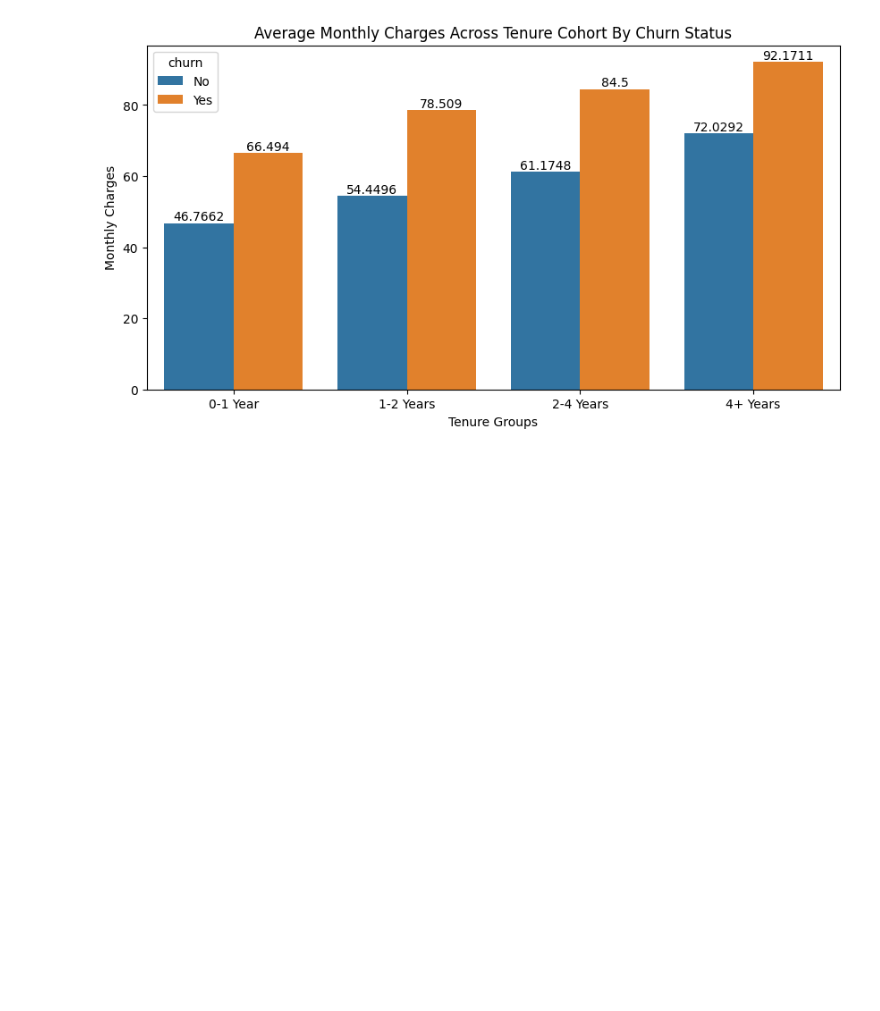
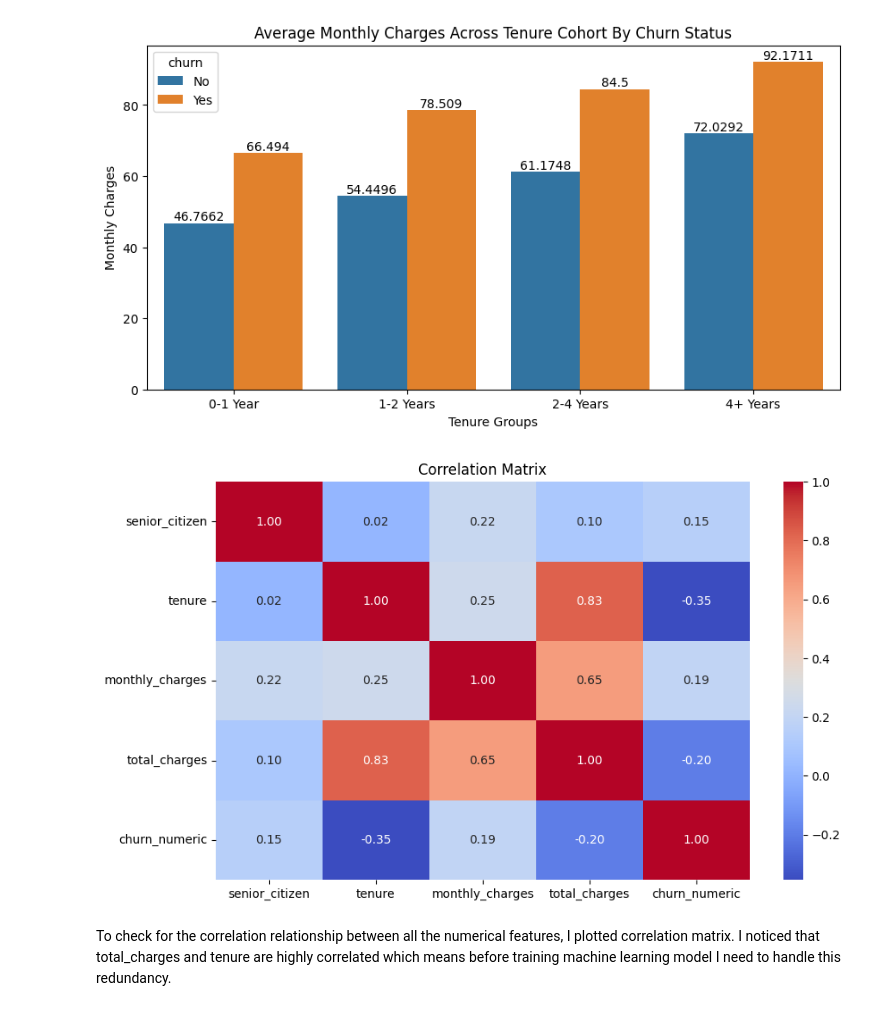
Before and after one commit to shlokzz/Customer-Churn-Prediction-Project, a Jupyter notebook: notebook/04_visual_eda.ipynb, the cells around one changed output. Saved outputs shown, nothing was run; the diff lists cells and outputs as text; code cells hidden in the pictures; blank space fills up the shorter version.

Commit message:
Add correlation matrix to identify numerical features

```diff
--- a/notebook/01_visual_eda.ipynb
+++ b/notebook/04_visual_eda.ipynb
@@ -207,3 +207,16 @@ plt.ylabel("Monthly Charges")
 plt.show()
 # %% [output]
 [figure]
+# %%
+# Convert 'churn' into a numerical value (0 and 1) so the correlation matrix can read it
+df['churn_numeric'] = df['churn'].map({'Yes': 1, 'No':0})
+
+plt.figure(figsize=(10,6))
+
+sns.heatmap(df.select_dtypes(include=['number']).corr(), annot = True, cmap='coolwarm', fmt='.2f')
+plt.title("Correlation Matrix")
+plt.show()
+# %% [output]
+[figure, added]
+# %% [markdown]
+To check for the correlation relationship between all the numerical features, I plotted correlation matrix. I noticed that total_charges and tenure are highly correlated which means before training machine learning model I need to handle this redundancy.
```
